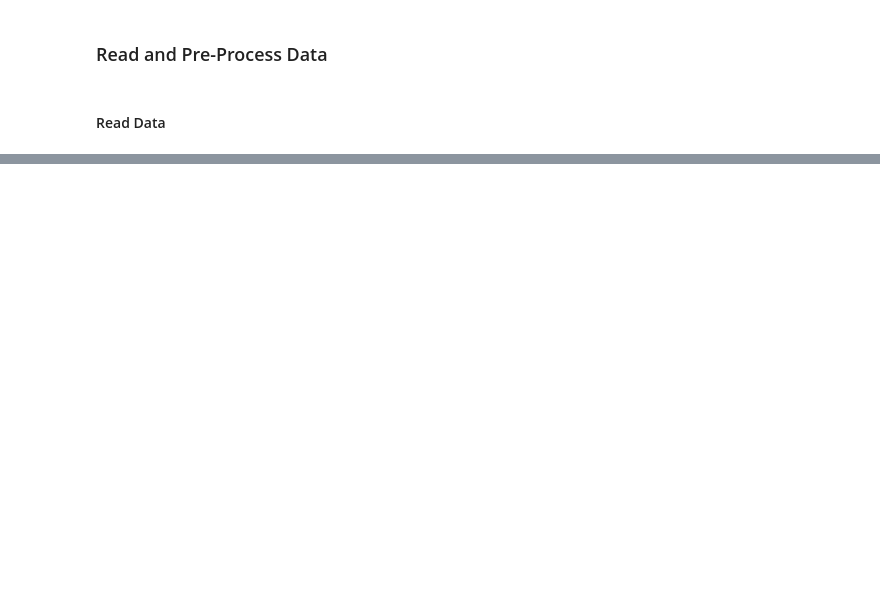
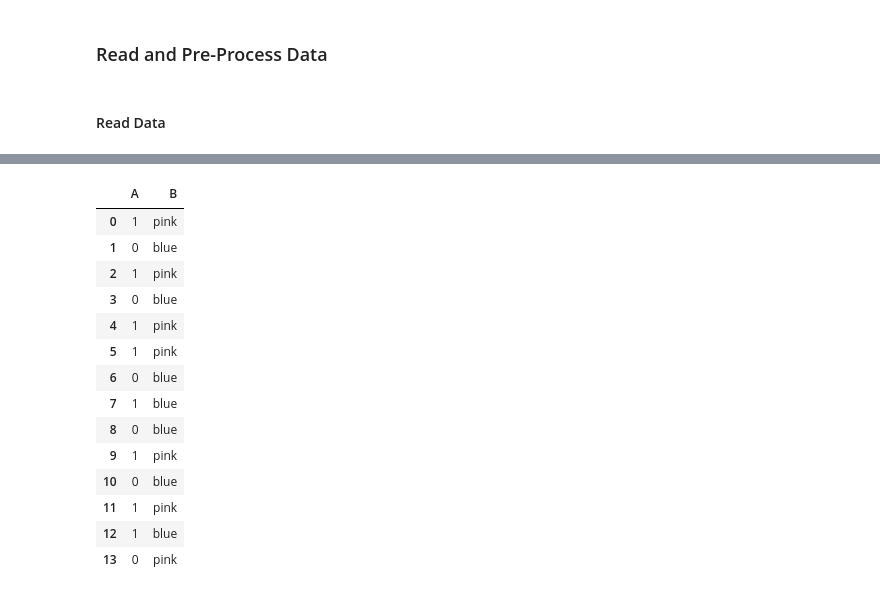
Before and after one commit to anmolchaturvedi/predicting_excitement, a Jupyter notebook: donors_choose.ipynb, the cells around one changed output, grey strips where cells are left out. Cells and saved outputs as stored; diff of their text form; code cells hidden in the pictures; blank space fills up the shorter version.

```diff
--- a/donors_choose.ipynb
+++ b/donors_choose.ipynb
@@ -108,0 +439,19 @@ exp.view_dist(project_info, geo_columns= True,
+# %%
+features = pd.DataFrame(x)
+features
+# %% [output]
+|  | A | B |
+| 0 | 1 | pink |
+| 1 | 0 | blue |
+| 2 | 1 | pink |
+| 3 | 0 | blue |
+| 4 | 1 | pink |
+| 5 | 1 | pink |
+| 6 | 0 | blue |
+| 7 | 1 | blue |
+| 8 | 0 | blue |
+| 9 | 1 | pink |
+| 10 | 0 | blue |
+| 11 | 1 | pink |
+| 12 | 1 | blue |
+| 13 | 0 | pink |
```
Also changed, not shown: parts of 38 cells of this notebook, 3 other files.
